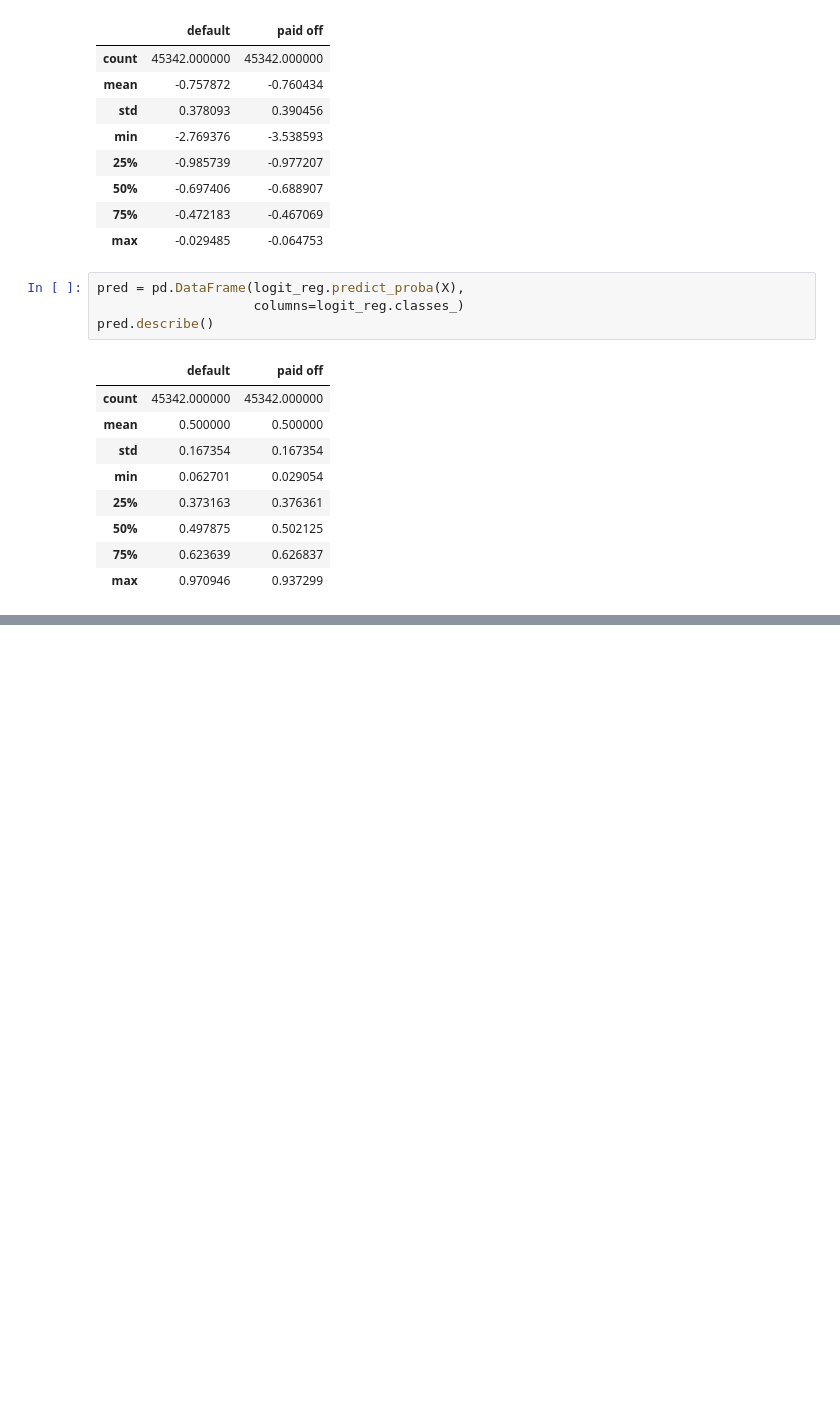
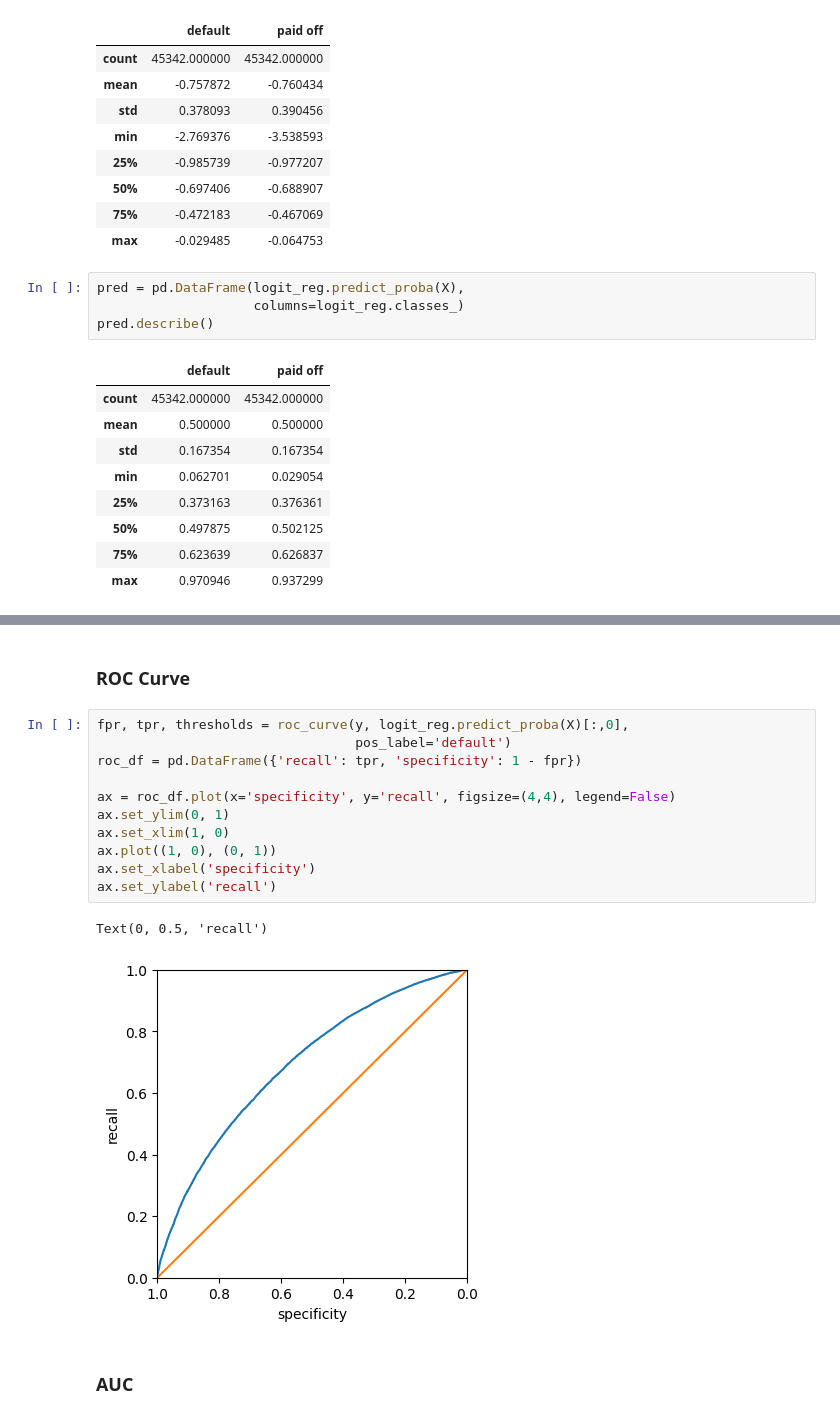
Before and after one commit to vikaschauhan734/practical_statistics_for_data_scientists, a Jupyter notebook: 05.ipynb, the cells around one changed output, grey strips where cells are left out. Drawn from its saved outputs; the diff is of its cells as text; blank space fills up the shorter version.

```diff
--- a/05.ipynb
+++ b/05.ipynb
@@ -146,0 +224,18 @@ pred.describe()
+# %% [markdown]
+### ROC Curve
+# %%
+fpr, tpr, thresholds = roc_curve(y, logit_reg.predict_proba(X)[:,0],
+                                 pos_label='default')
+roc_df = pd.DataFrame({'recall': tpr, 'specificity': 1 - fpr})
+
+ax = roc_df.plot(x='specificity', y='recall', figsize=(4,4), legend=False)
+ax.set_ylim(0, 1)
+ax.set_xlim(1, 0)
+ax.plot((1, 0), (0, 1))
+ax.set_xlabel('specificity')
+ax.set_ylabel('recall')
+# %% [output]
+Text(0, 0.5, 'recall')
+[figure, added]
+# %% [markdown]
+### AUC
```
Also changed, not shown: parts of 15 cells of this notebook.
